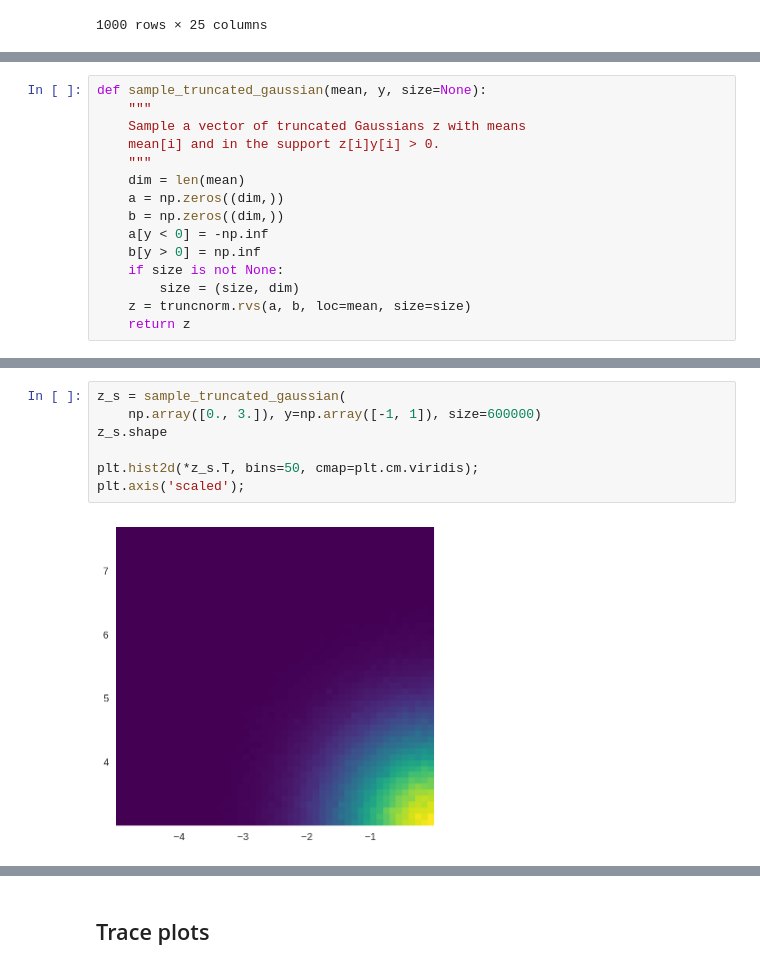
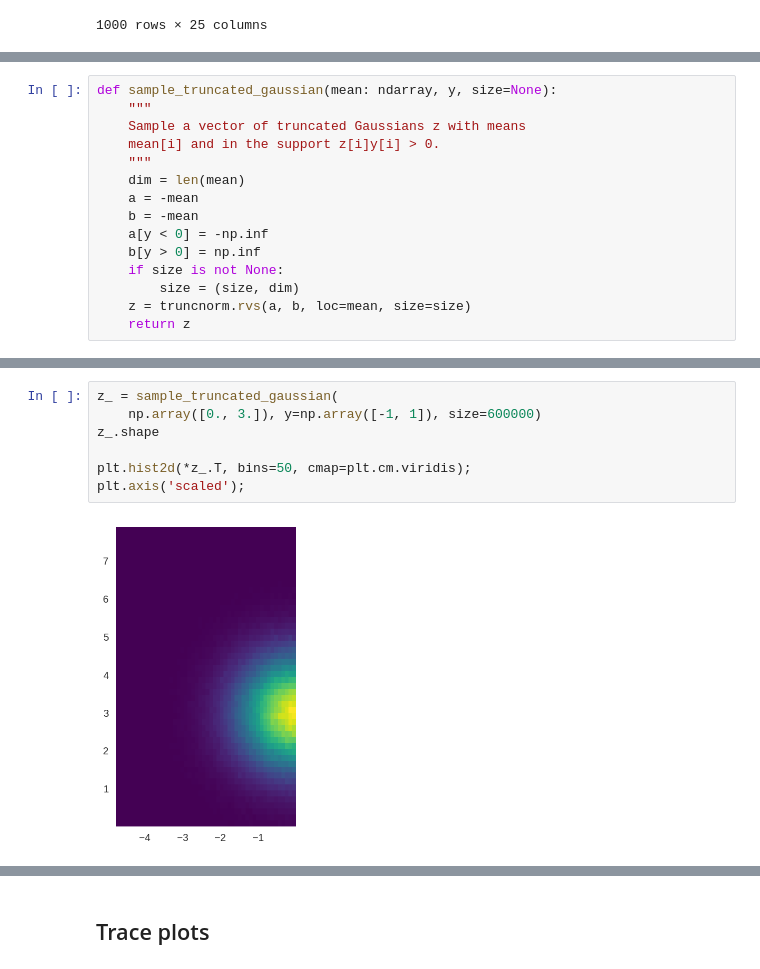
Before and after one commit to ManifoldFR/mva-graphicalmodels, a Jupyter notebook: homework3/hw3.ipynb, the cells around one changed output, grey strips where cells are left out. Saved outputs shown, nothing was run; the diff lists cells and outputs as text.

Commit message:
working GIbbs sampler

```diff
--- a/homework3/hw3.ipynb
+++ b/homework3/hw3.ipynb
@@ -55,12 +56,12 @@ from scipy.stats import truncnorm
 # %%
-def sample_truncated_gaussian(mean, y, size=None):
+def sample_truncated_gaussian(mean: ndarray, y, size=None):
     """
     Sample a vector of truncated Gaussians z with means
     mean[i] and in the support z[i]y[i] > 0.
     """
     dim = len(mean)
-    a = np.zeros((dim,))
-    b = np.zeros((dim,))
+    a = -mean
+    b = -mean
     a[y < 0] = -np.inf
     b[y > 0] = np.inf
     if size is not None:
@@ -75,12 +80,12 @@ array([-1.08853939,  0.84966012])
 # %%
-z_s = sample_truncated_gaussian(
+z_ = sample_truncated_gaussian(
     np.array([0., 3.]), y=np.array([-1, 1]), size=600000)
-z_s.shape
+z_.shape
 
-plt.hist2d(*z_s.T, bins=50, cmap=plt.cm.viridis);
+plt.hist2d(*z_.T, bins=50, cmap=plt.cm.viridis);
 plt.axis('scaled');
 # %% [output]
-[figure, old version]
+[figure, new version]
 # %%
 def gibbs_sampler(X: ndarray, y: ndarray, tau=100, num_its=8000, burn_in=4000):
     """
```
Also changed, not shown: parts of 14 cells of this notebook, 2 other files.
